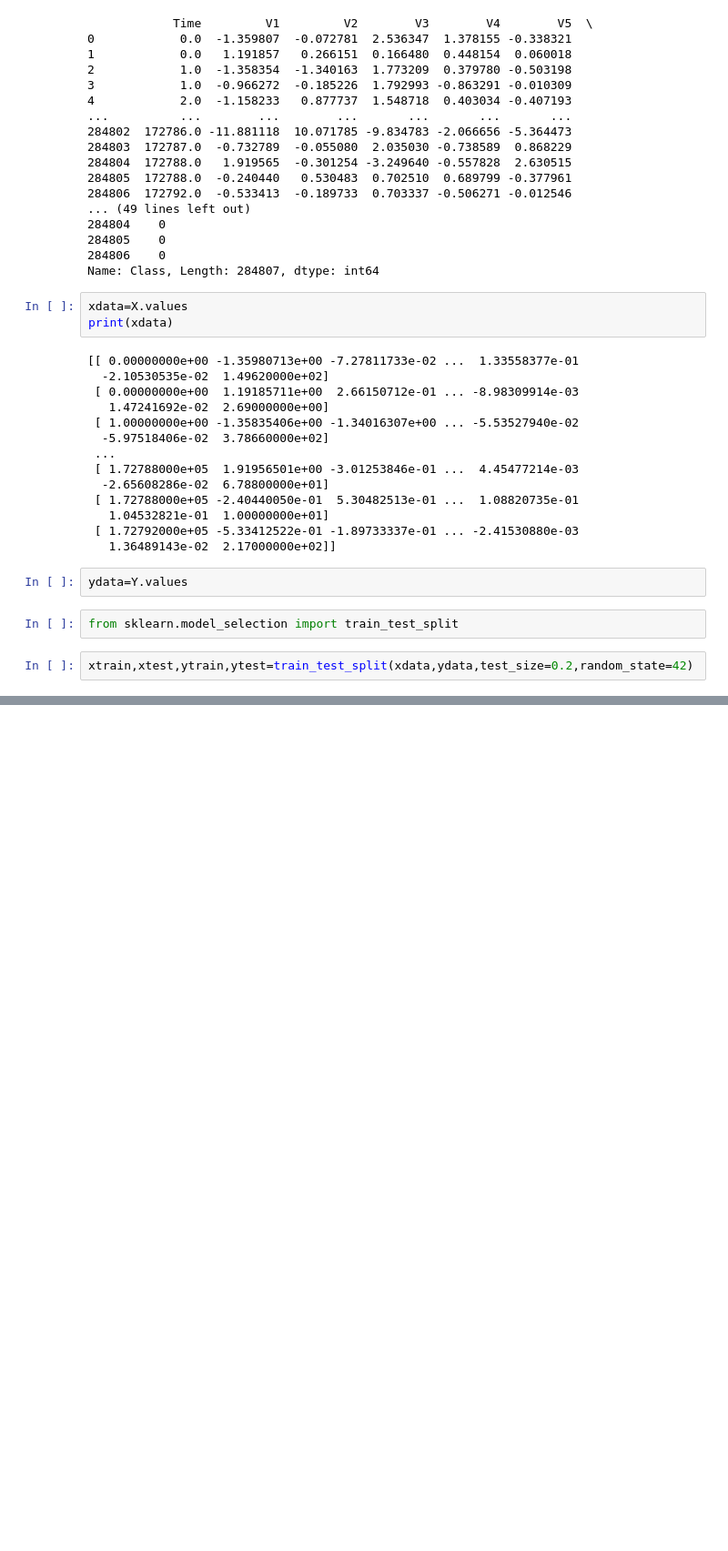
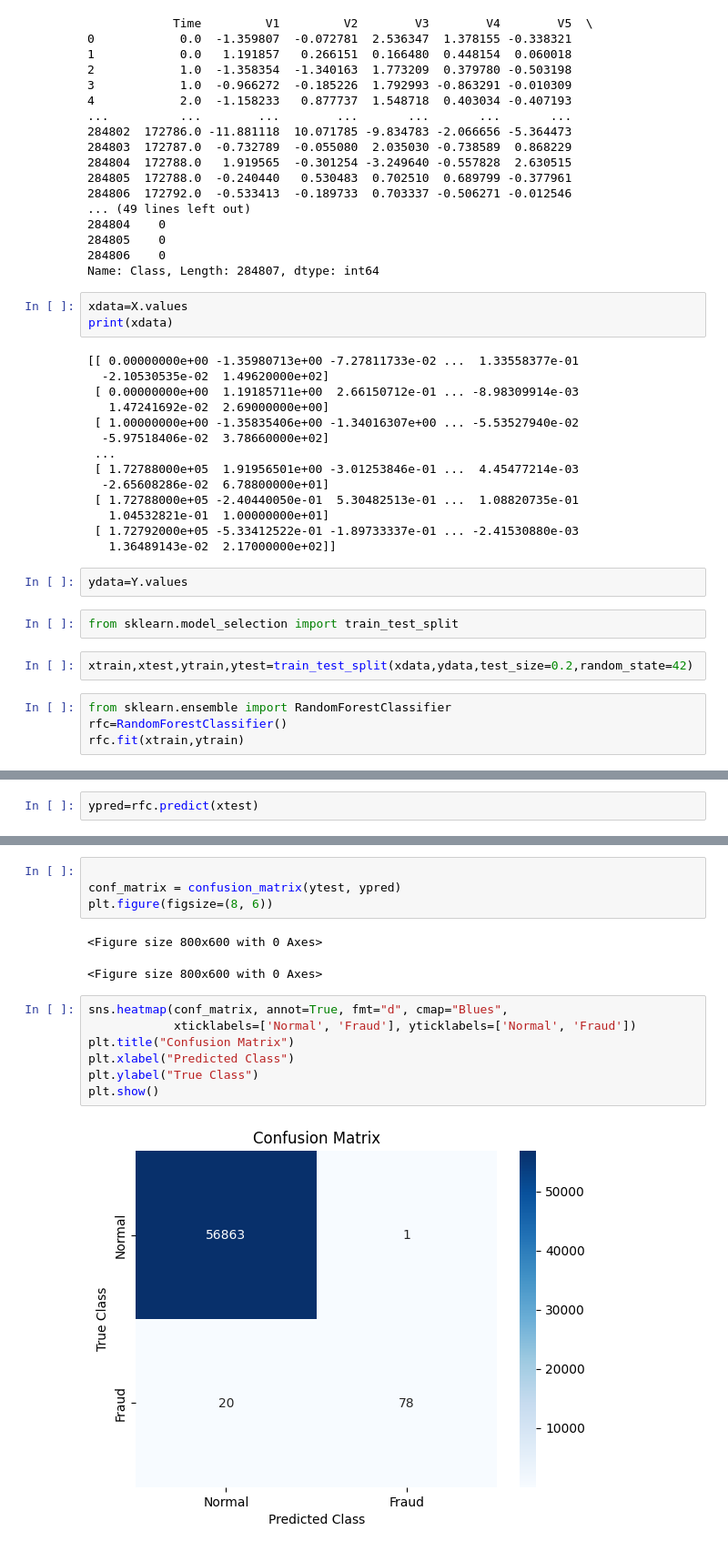
Before and after one commit to Maneesh6301/CreditCard, a Jupyter notebook: notebook.ipynb, the cells around one changed output, grey strips where cells are left out. Shown at 91% size. Drawn from its saved outputs; the diff is of its cells as text; blank space fills up the shorter version.

```diff
--- a/notebook.ipynb
+++ b/notebook.ipynb
@@ -172,3 +172,7 @@ ydata=Y.values
 from sklearn.model_selection import train_test_split
 # %%
 xtrain,xtest,ytrain,ytest=train_test_split(xdata,ydata,test_size=0.2,random_state=42)
+# %%
+from sklearn.ensemble import RandomForestClassifier
+rfc=RandomForestClassifier()
+rfc.fit(xtrain,ytrain)
@@ -174,0 +181,2 @@ xtrain,xtest,ytrain,ytest=train_test_split(xdata,ydata,test_size=0.2,random_stat
+# %%
+ypred=rfc.predict(xtest)
@@ -174,0 +209,16 @@ xtrain,xtest,ytrain,ytest=train_test_split(xdata,ydata,test_size=0.2,random_stat
+# %%
+
+conf_matrix = confusion_matrix(ytest, ypred)
+plt.figure(figsize=(8, 6))
+# %% [output]
+<Figure size 800x600 with 0 Axes>
+<Figure size 800x600 with 0 Axes>
+# %%
+sns.heatmap(conf_matrix, annot=True, fmt="d", cmap="Blues",
+            xticklabels=['Normal', 'Fraud'], yticklabels=['Normal', 'Fraud'])
+plt.title("Confusion Matrix")
+plt.xlabel("Predicted Class")
+plt.ylabel("True Class")
+plt.show()
+# %% [output]
+[figure, added]
```
Also changed, not shown: parts of 8 cells of this notebook.
